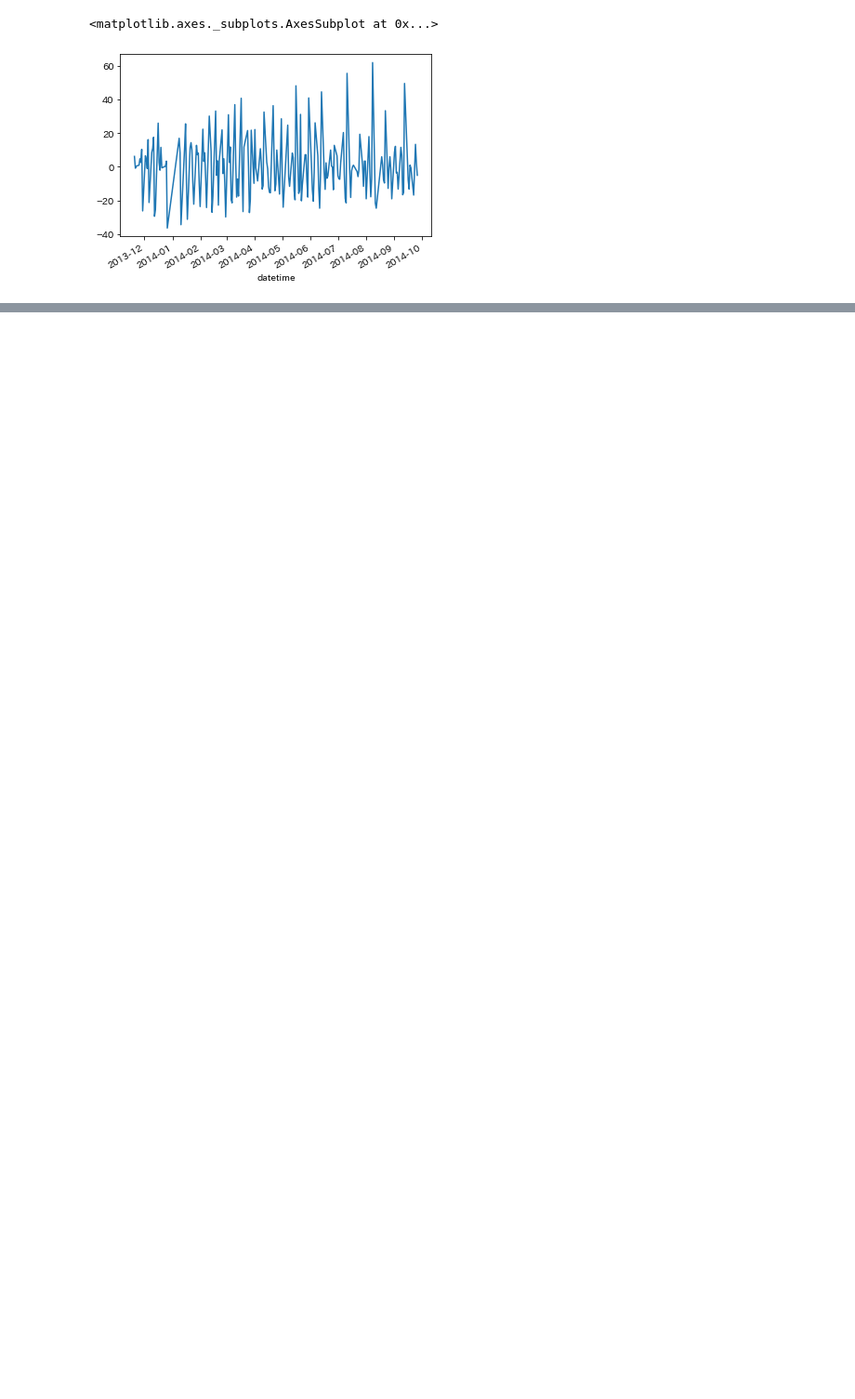
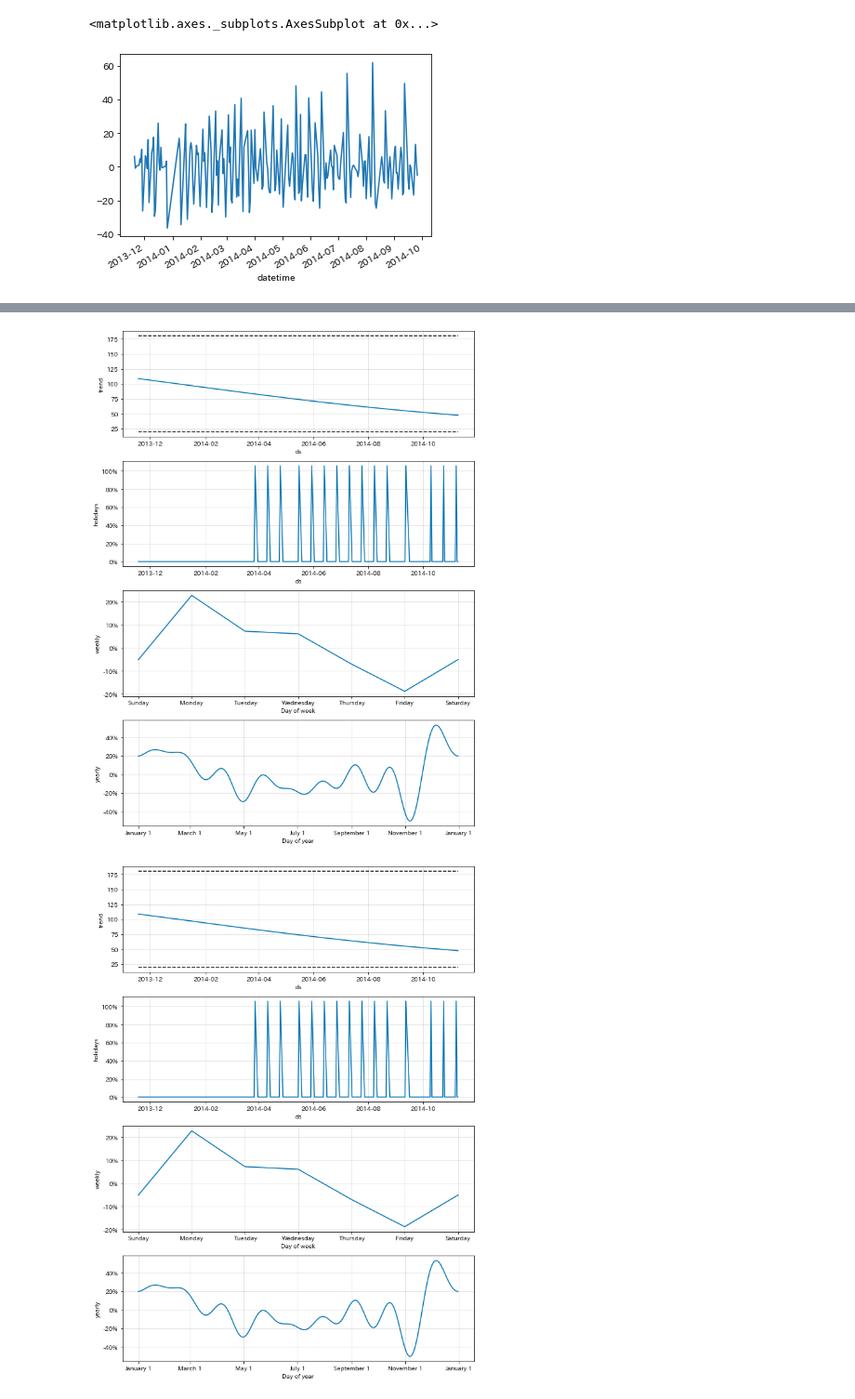
Before and after one commit to YotaroMatsui/DSS2020Master, a Jupyter notebook: src/EDA.ipynb, the cells around one changed output, grey strips where cells are left out. Shown at 93% size. Cells and saved outputs as stored; diff of their text form; code cells hidden in the pictures; blank space fills up the shorter version.

```diff
--- a/src/EDA.ipynb
+++ b/src/EDA.ipynb
@@ -157,0 +161,5 @@ res.resid.plot()
+# %%
+model.plot_components(forecast_df)
+# %% [output]
+[figure, added]
+[figure, added]
```
Also changed, not shown: parts of 19 cells of this notebook, 2 other files.
